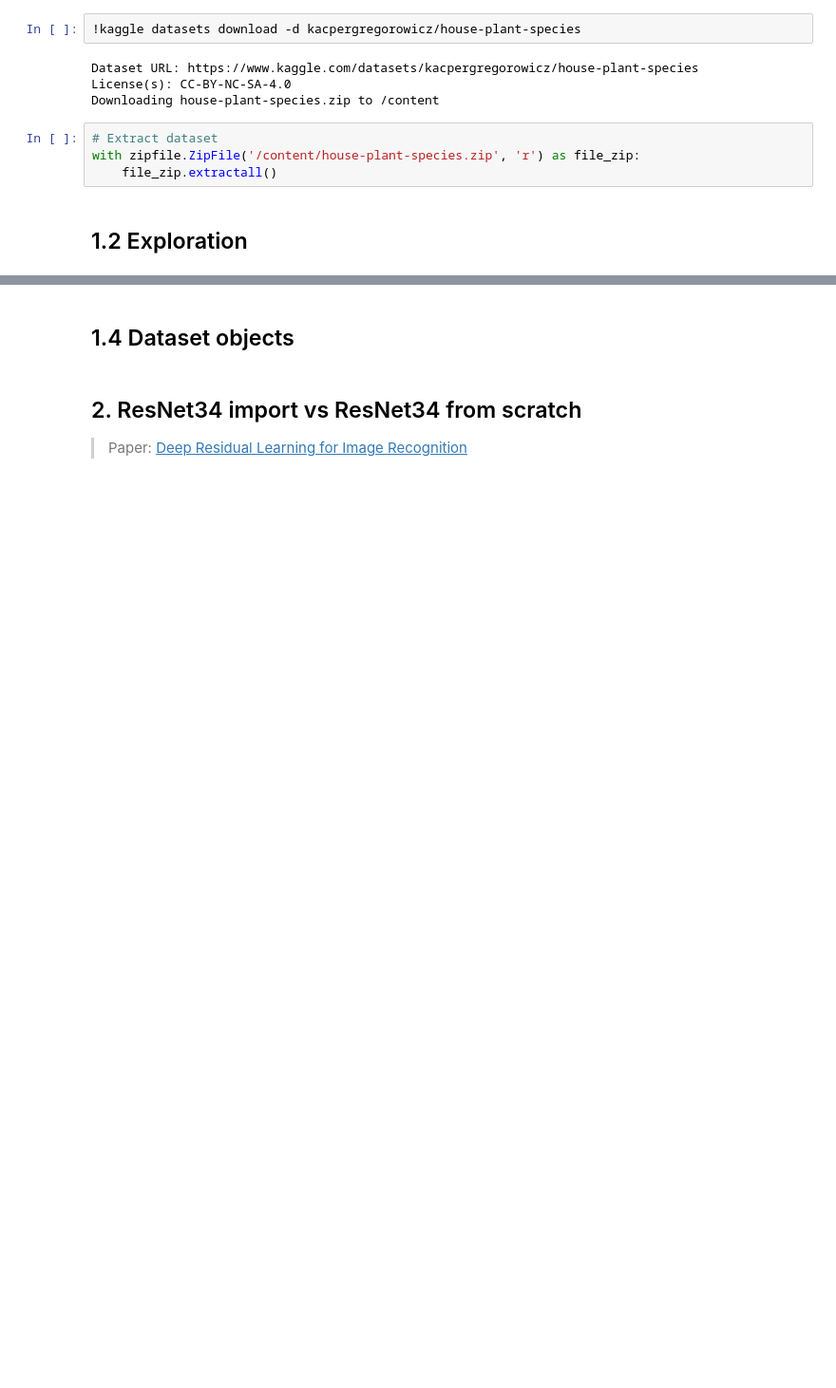
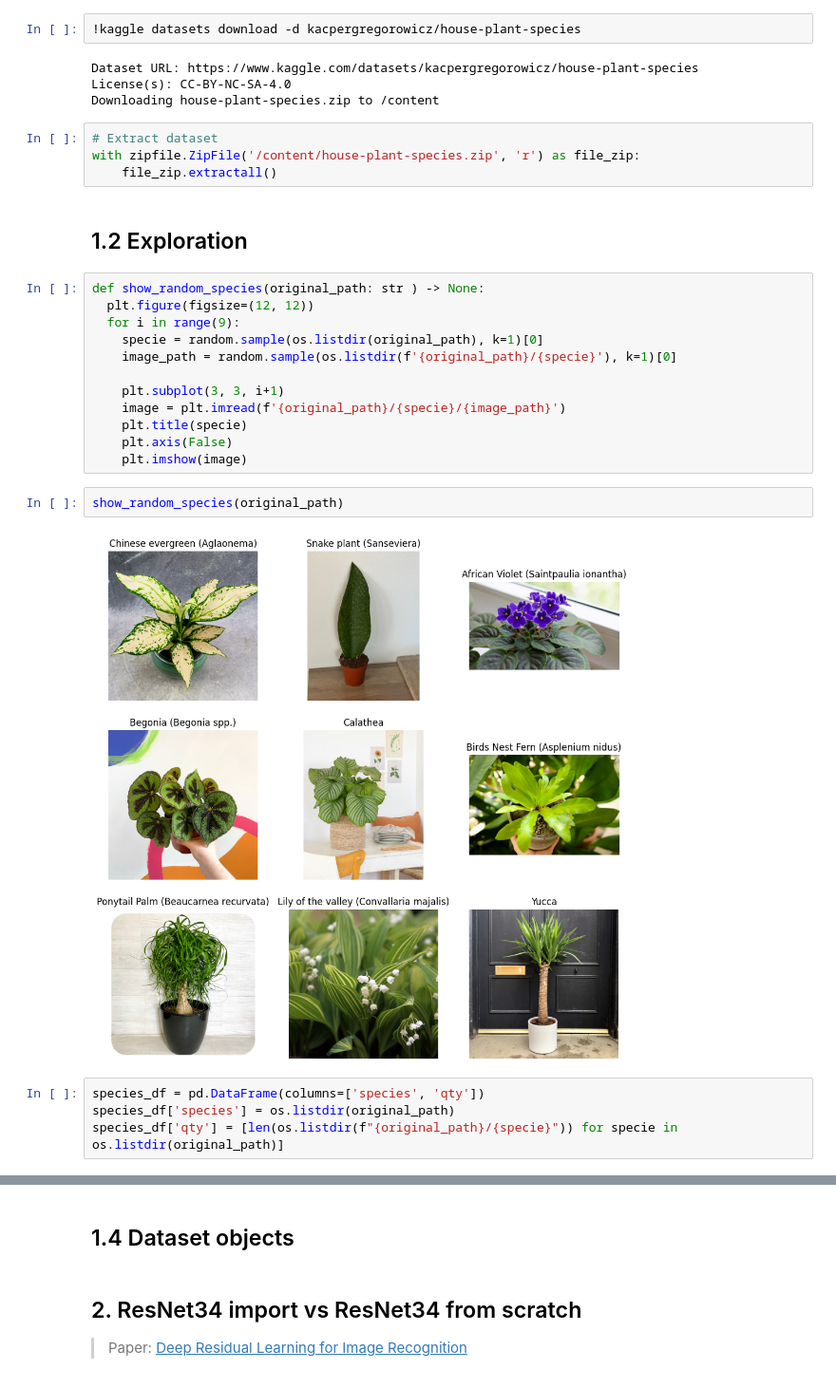
Before and after one commit to Weverton-Vitor/houseplants-classification-resnet, a Jupyter notebook: house_plants_classification_resnet_pytorch.ipynb, the cells around one changed output, grey strips where cells are left out. Shown at 95% size. Cells and saved outputs as stored; diff of their text form; blank space fills up the shorter version.

Commit message:
Explore images

```diff
--- a/house_plants_classification_resnet_pytorch.ipynb
+++ b/house_plants_classification_resnet_pytorch.ipynb
@@ -33,3 +34,23 @@ with zipfile.ZipFile('/content/house-plant-species.zip', 'r') as file_zip:
     file_zip.extractall()
 # %% [markdown]
 ## 1.2 Exploration
+# %%
+def show_random_species(original_path: str ) -> None:
+  plt.figure(figsize=(12, 12))
+  for i in range(9):
+    specie = random.sample(os.listdir(original_path), k=1)[0]
+    image_path = random.sample(os.listdir(f'{original_path}/{specie}'), k=1)[0]
+
+    plt.subplot(3, 3, i+1)
+    image = plt.imread(f'{original_path}/{specie}/{image_path}')
+    plt.title(specie)
+    plt.axis(False)
+    plt.imshow(image)
+# %%
+show_random_species(original_path)
+# %% [output]
+[figure, added]
+# %%
+species_df = pd.DataFrame(columns=['species', 'qty'])
+species_df['species'] = os.listdir(original_path)
+species_df['qty'] = [len(os.listdir(f"{original_path}/{specie}")) for specie in os.listdir(original_path)]
```
Also changed, not shown: parts of 6 cells of this notebook.
